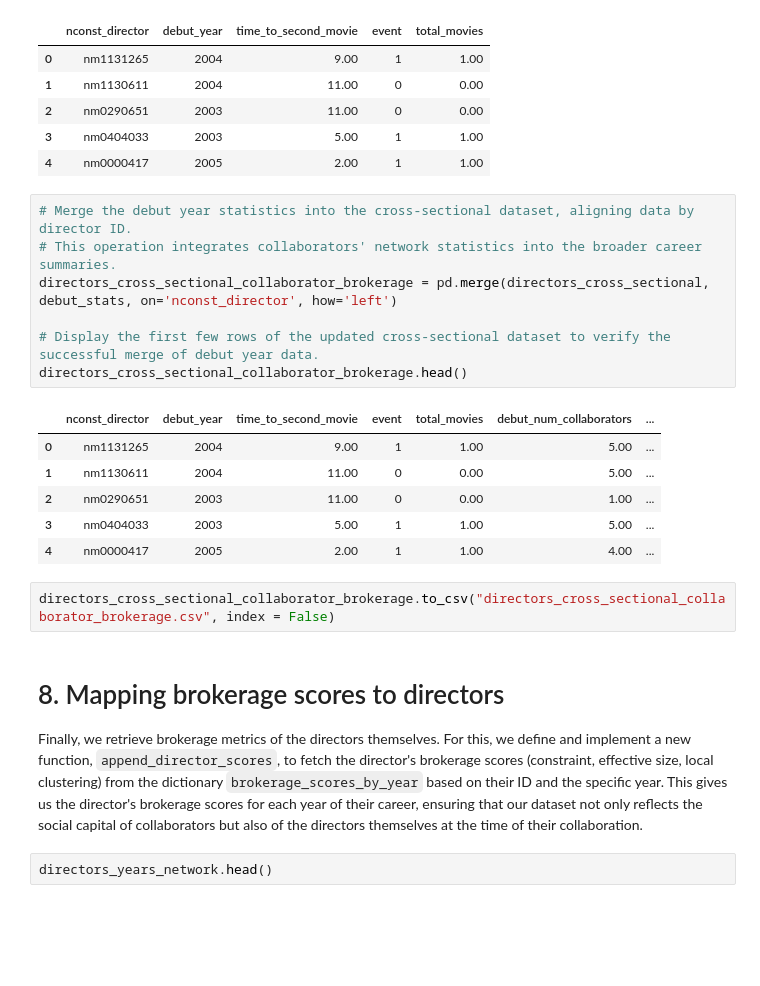
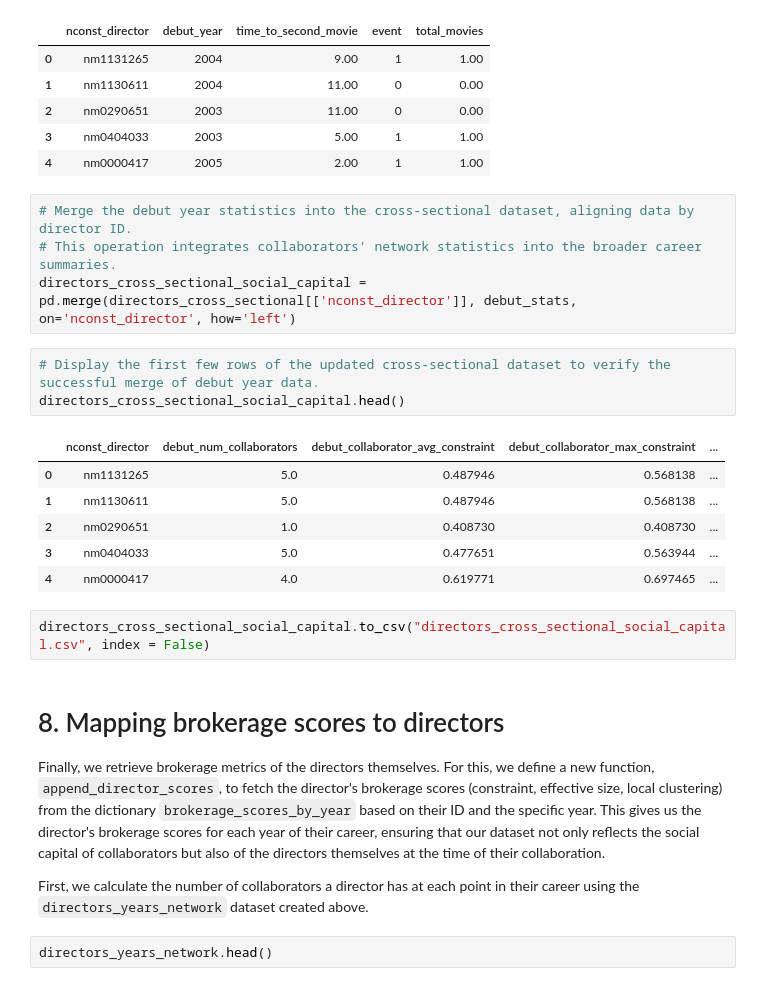
Before and after one commit to nhunguyen0901/SocialNetworks_CareerLongevity, a Jupyter notebook: Phase_4_Incorporating_Network_Variables_to_Career_Data.ipynb, the cells around one changed output. Saved outputs shown, nothing was run; the diff lists cells and outputs as text; blank space fills up the shorter version.

```diff
--- a/Phase_4_Incorporating_Network_Variables_to_Career_Data.ipynb
+++ b/Phase_4_Incorporating_Network_Variables_to_Career_Data.ipynb
@@ -1057,23 +1057,25 @@ directors_cross_sectional.head()
 # %%
 # Merge the debut year statistics into the cross-sectional dataset, aligning data by director ID.
 # This operation integrates collaborators' network statistics into the broader career summaries.
-directors_cross_sectional_collaborator_brokerage = pd.merge(directors_cross_sectional, debut_stats, on='nconst_director', how='left')
-
-# Display the first few rows of the updated cross-sectional dataset to verify the successful merge of debut year data.
-directors_cross_sectional_collaborator_brokerage.head()
+directors_cross_sectional_social_capital = pd.merge(directors_cross_sectional[['nconst_director']], debut_stats, on='nconst_director', how='left')
-# %% [output]
-|  | nconst_director | debut_year | time_to_second_movie | event | total_movies | debut_num_collaborators | ... |
-| 0 | nm1131265 | 2004 | 9.00 | 1 | 1.00 | 5.00 | ... |
-| 1 | nm1130611 | 2004 | 11.00 | 0 | 0.00 | 5.00 | ... |
-| 2 | nm0290651 | 2003 | 11.00 | 0 | 0.00 | 1.00 | ... |
-| 3 | nm0404033 | 2003 | 5.00 | 1 | 1.00 | 5.00 | ... |
-| 4 | nm0000417 | 2005 | 2.00 | 1 | 1.00 | 4.00 | ... |
+# %%
+# Display the first few rows of the updated cross-sectional dataset to verify the successful merge of debut year data.
+directors_cross_sectional_social_capital.head()
+# %% [output]
+|  | nconst_director | debut_num_collaborators | debut_collaborator_avg_constraint | debut_collaborator_max_constraint | ... |
+| 0 | nm1131265 | 5.0 | 0.487946 | 0.568138 | ... |
+| 1 | nm1130611 | 5.0 | 0.487946 | 0.568138 | ... |
+| 2 | nm0290651 | 1.0 | 0.408730 | 0.408730 | ... |
+| 3 | nm0404033 | 5.0 | 0.477651 | 0.563944 | ... |
+| 4 | nm0000417 | 4.0 | 0.619771 | 0.697465 | ... |
 # %%
-directors_cross_sectional_collaborator_brokerage.to_csv("directors_cross_sectional_collaborator_brokerage.csv", index = False)
+directors_cross_sectional_social_capital.to_csv("directors_cross_sectional_social_capital.csv", index = False)
 # %% [markdown]
 # 8. Mapping brokerage scores to directors
 
-Finally, we retrieve brokerage metrics of the directors themselves. For this, we define and implement a new function, `append_director_scores`, to fetch the director's brokerage scores (constraint, effective size, local clustering) from the dictionary `brokerage_scores_by_year` based on their ID and the specific year. This gives us the director's brokerage scores for each year of their career, ensuring that our dataset not only reflects the social capital of collaborators but also of the directors themselves at the time of their collaboration.
+Finally, we retrieve brokerage metrics of the directors themselves. For this, we define a new function, `append_director_scores`, to fetch the director's brokerage scores (constraint, effective size, local clustering) from the dictionary `brokerage_scores_by_year` based on their ID and the specific year. This gives us the director's brokerage scores for each year of their career, ensuring that our dataset not only reflects the social capital of collaborators but also of the directors themselves at the time of their collaboration.
+
+First, we calculate the number of collaborators a director has at each point in their career using the `directors_years_network` dataset created above.
 # %%
 directors_years_network.head()
 # %% [output]
```
Also changed, not shown: parts of 2 cells of this notebook, 2 other files.
